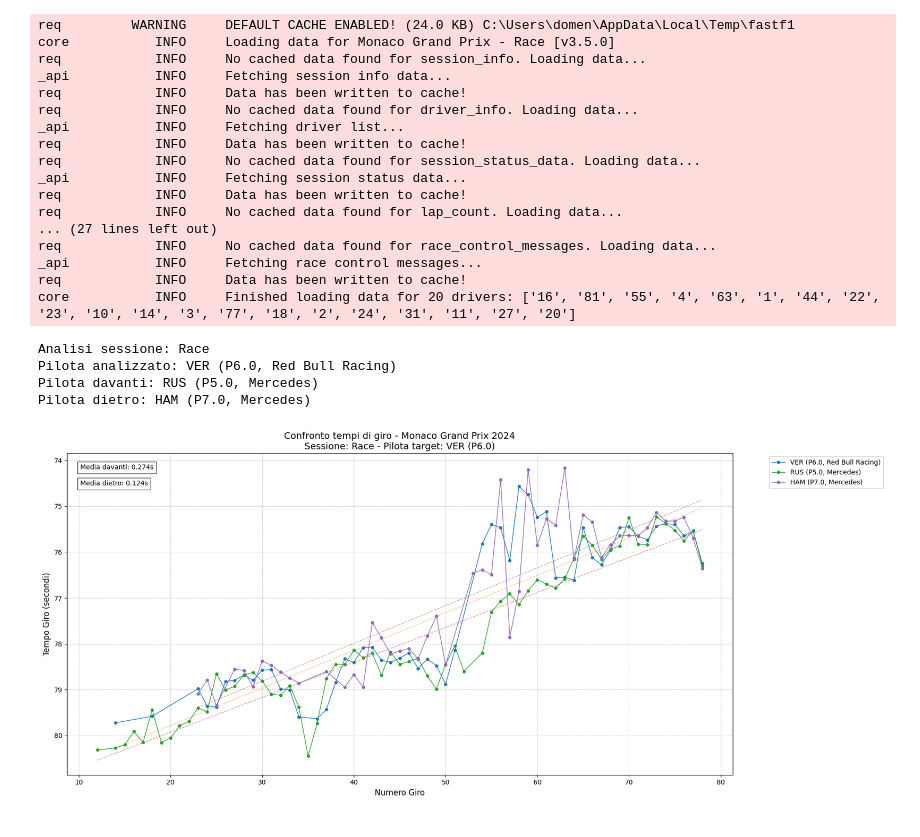
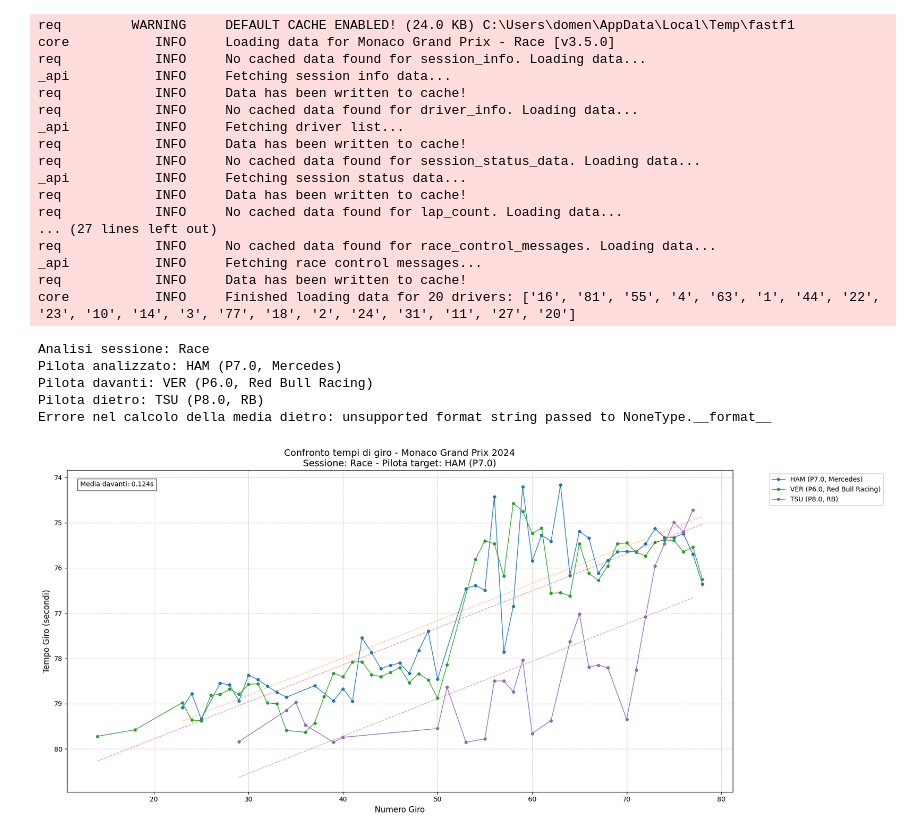
Before and after one commit to Vladinsky/FASTF1, a Jupyter notebook: Domyren/Grafico_differrenze_tra_piloti.ipynb, the cells around one changed output. Drawn from its saved outputs; the diff is of its cells as text; code cells hidden in the pictures.

```diff
--- a/Domyren/Grafico_differrenze_tra_piloti.ipynb
+++ b/Domyren/Grafico_differrenze_tra_piloti.ipynb
@@ -183,7 +183,7 @@ if __name__ == "__main__":
     year = 2024
     event_name = "Monaco"
     session_type = "Race"
-    driver_code = "VER"  # Charles Leclerc
+    driver_code = "HAM"  # Charles Leclerc
 
     # Ottieni i dati
     data = get_driver_data(year, event_name, session_type, driver_code)
@@ -196,34 +196,35 @@ if __name__ == "__main__":
         print(f"Pilota davanti: {data['ahead_driver'].get('code')} (P{data['ahead_driver'].get('position')}, {data['ahead_driver'].get('team')})")
     else:
         print("Nessun pilota davanti (primo in classifica)")
 
     if data.get('behind_driver', {}).get('code'):
         print(f"Pilota dietro: {data['behind_driver'].get('code')} (P{data['behind_driver'].get('position')}, {data['behind_driver'].get('team')})")
     else:
         print("Nessun pilota dietro (ultimo in classifica)")
 
     # Mostra il grafico completo
     plot_full_session_comparison(data)
 # %% [output]
 req         WARNING     DEFAULT CACHE ENABLED! (24.0 KB) C:\Users\domen\AppData\Local\Temp\fastf1
 core           INFO     Loading data for Monaco Grand Prix - Race [v3.5.0]
 req            INFO     No cached data found for session_info. Loading data...
 _api           INFO     Fetching session info data...
 req            INFO     Data has been written to cache!
 req            INFO     No cached data found for driver_info. Loading data...
 _api           INFO     Fetching driver list...
 req            INFO     Data has been written to cache!
 req            INFO     No cached data found for session_status_data. Loading data...
 _api           INFO     Fetching session status data...
 req            INFO     Data has been written to cache!
 req            INFO     No cached data found for lap_count. Loading data...
 ... (27 lines left out)
 req            INFO     No cached data found for race_control_messages. Loading data...
 _api           INFO     Fetching race control messages...
 req            INFO     Data has been written to cache!
 core           INFO     Finished loading data for 20 drivers: ['16', '81', '55', '4', '63', '1', '44', '22', '23', '10', '14', '3', '77', '18', '2', '24', '31', '11', '27', '20']
 Analisi sessione: Race
-Pilota analizzato: VER (P6.0, Red Bull Racing)
-Pilota davanti: RUS (P5.0, Mercedes)
-Pilota dietro: HAM (P7.0, Mercedes)
+Pilota analizzato: HAM (P7.0, Mercedes)
+Pilota davanti: VER (P6.0, Red Bull Racing)
+Pilota dietro: TSU (P8.0, RB)
+Errore nel calcolo della media dietro: unsupported format string passed to NoneType.__format__
-[figure, old version]
+[figure, new version]
```
Also changed, not shown: 7 other files.
